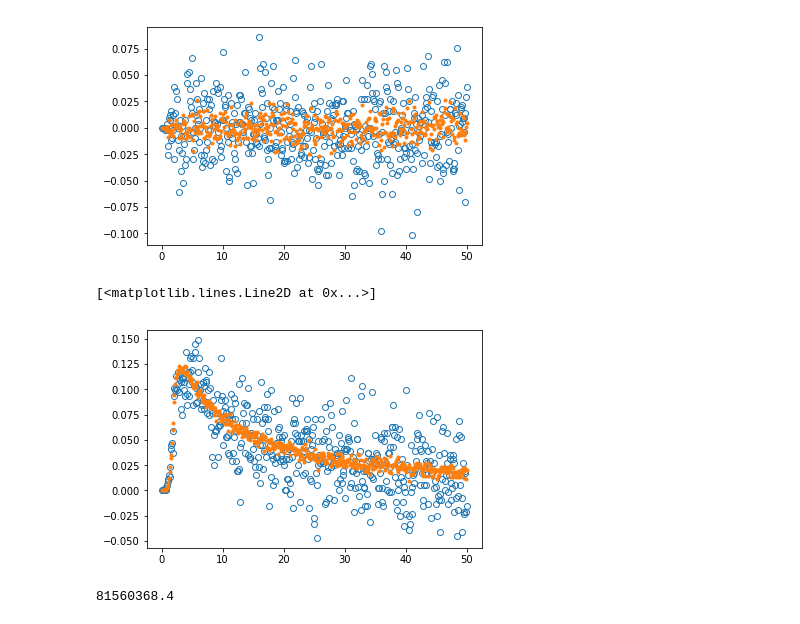
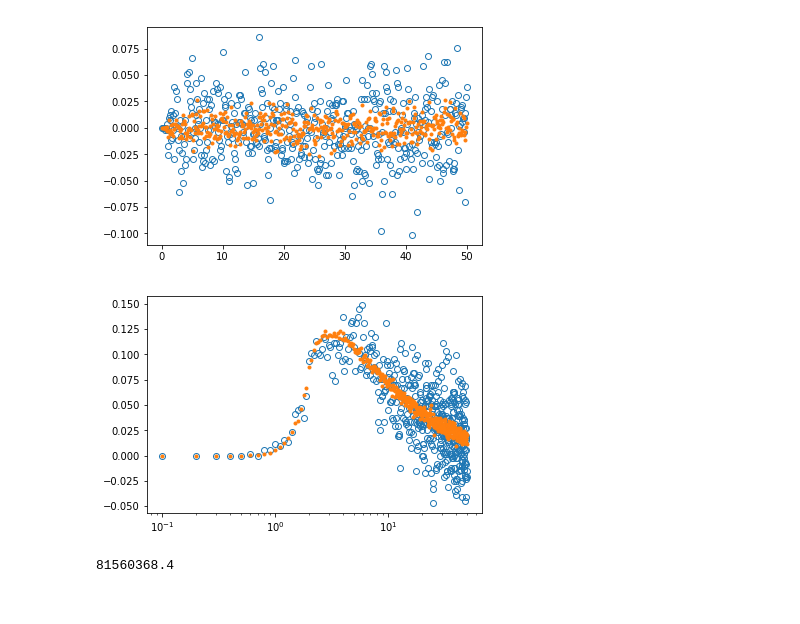
Before and after one commit to Igna11/TP2-Computacional-Ising, a Jupyter notebook: TP2 - Montecarlo - Ising 2D .ipynb, the cells around one changed output. Cells and saved outputs as stored; diff of their text form; code cells hidden in the pictures.

```diff
--- a/TP2 - Montecarlo - Ising 2D .ipynb
+++ b/TP2 - Montecarlo - Ising 2D .ipynb
@@ -591,10 +591,10 @@ plt.plot(A[:,0],A[:,2],'.')
 # %%
 A = np.loadtxt("Antiferro_dim32_B1.00_J-0.90_Pasos500_prom50.txt")
 plt.plot(A[:,0],A[:,1],'o', fillstyle = "none")
 plt.plot(A[:,0],A[:,2],'.')
+plt.xscale('log')
 # %% [output]
-[<matplotlib.lines.Line2D at 0x...>]
-[figure, old version]
+[figure, new version]
 # %%
 promedio = np.array([83108788,80265881,80450965,83333333,80642875])
 np.mean(promedio)
```
Also changed, not shown: 3 other files.
